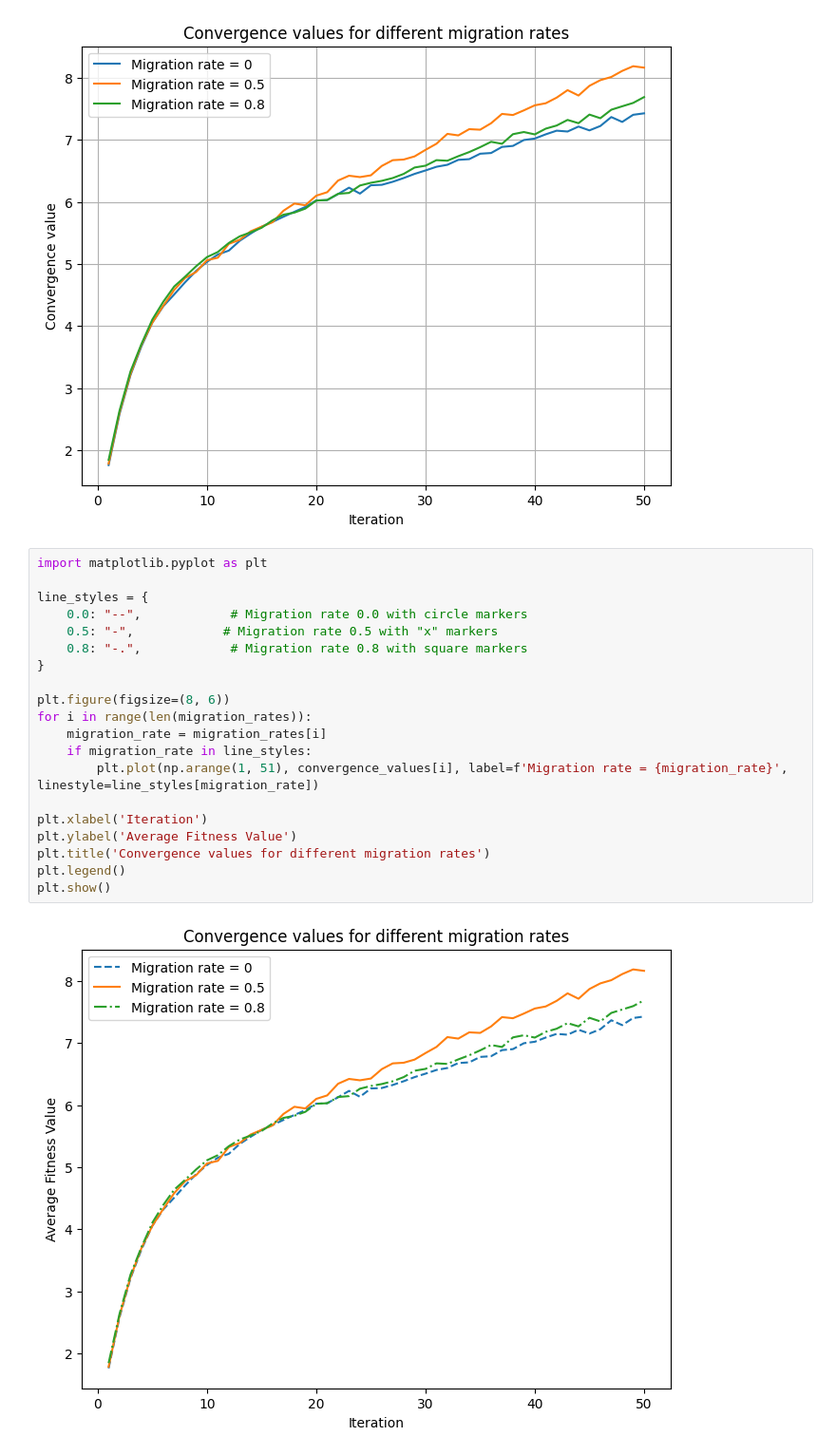
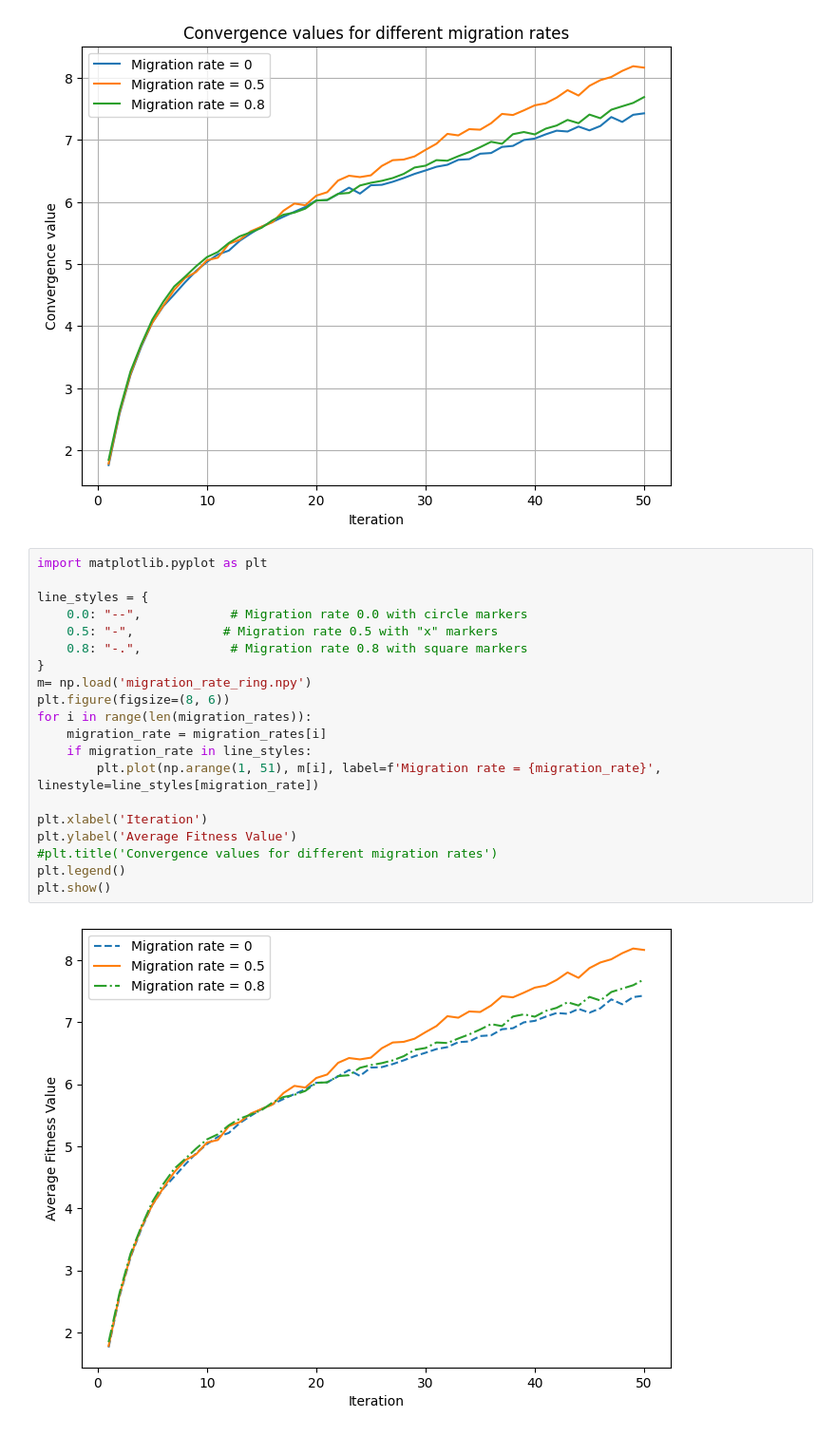
Before and after one commit to Chideme/island_genetic_algrorithm, a Jupyter notebook: migration.ipynb, the cells around one changed output. Shown at 95% size. Drawn from its saved outputs; the diff is of its cells as text.

```diff
--- a/migration.ipynb
+++ b/migration.ipynb
@@ -71,25 +71,25 @@ Generation 46: Best fitness = 11.7793
 # %%
 import matplotlib.pyplot as plt
 
 line_styles = {
     0.0: "--",            # Migration rate 0.0 with circle markers
     0.5: "-",            # Migration rate 0.5 with "x" markers
     0.8: "-.",            # Migration rate 0.8 with square markers
 }
-
+m= np.load('migration_rate_ring.npy')
 plt.figure(figsize=(8, 6))
 for i in range(len(migration_rates)):
     migration_rate = migration_rates[i]
     if migration_rate in line_styles:
-        plt.plot(np.arange(1, 51), convergence_values[i], label=f'Migration rate = {migration_rate}', linestyle=line_styles[migration_rate])
+        plt.plot(np.arange(1, 51), m[i], label=f'Migration rate = {migration_rate}', linestyle=line_styles[migration_rate])
 
 plt.xlabel('Iteration')
 plt.ylabel('Average Fitness Value')
-plt.title('Convergence values for different migration rates')
+#plt.title('Convergence values for different migration rates')
 plt.legend()
 plt.show()
 # %% [output]
-[figure, old version]
+[figure, new version]
 # %%
 # multikuti
 
```
Also changed, not shown: parts of 3 cells of this notebook, 5 other files.
